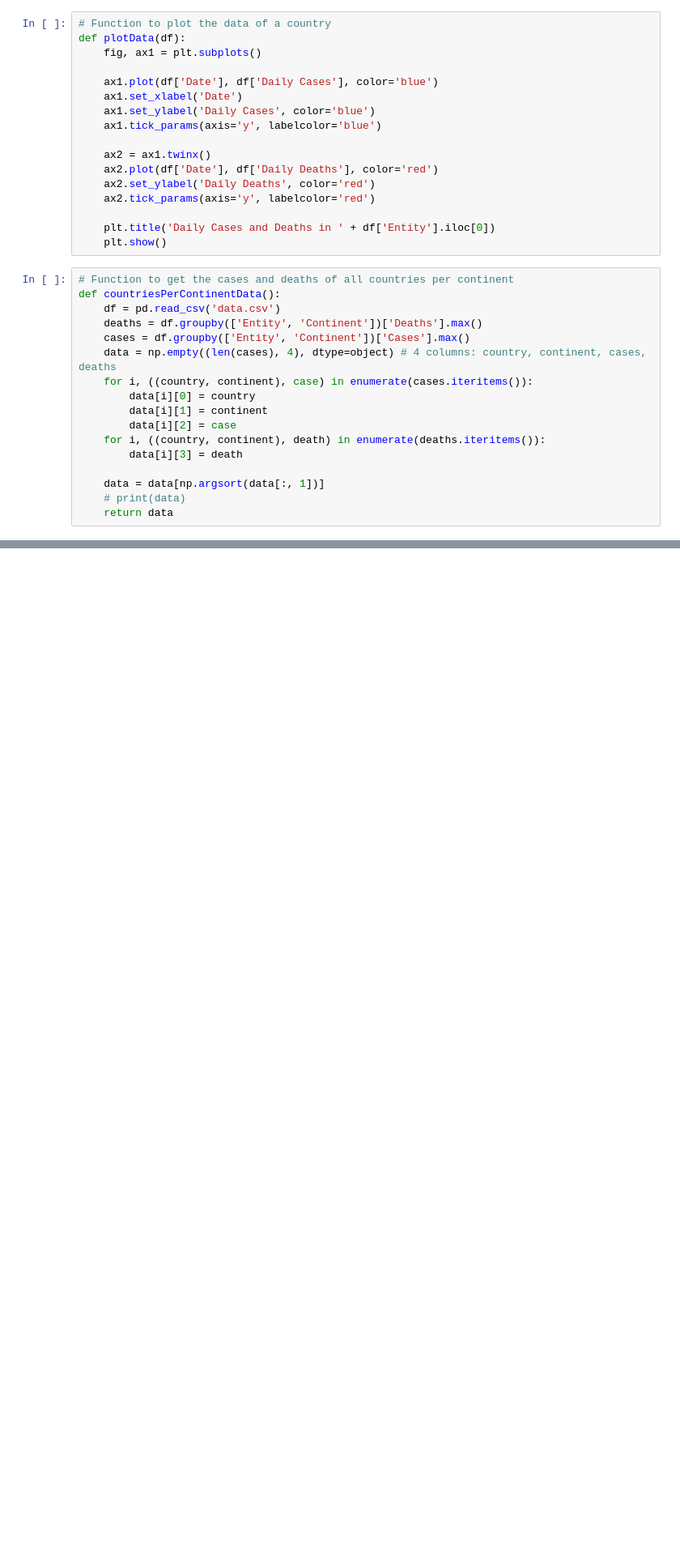
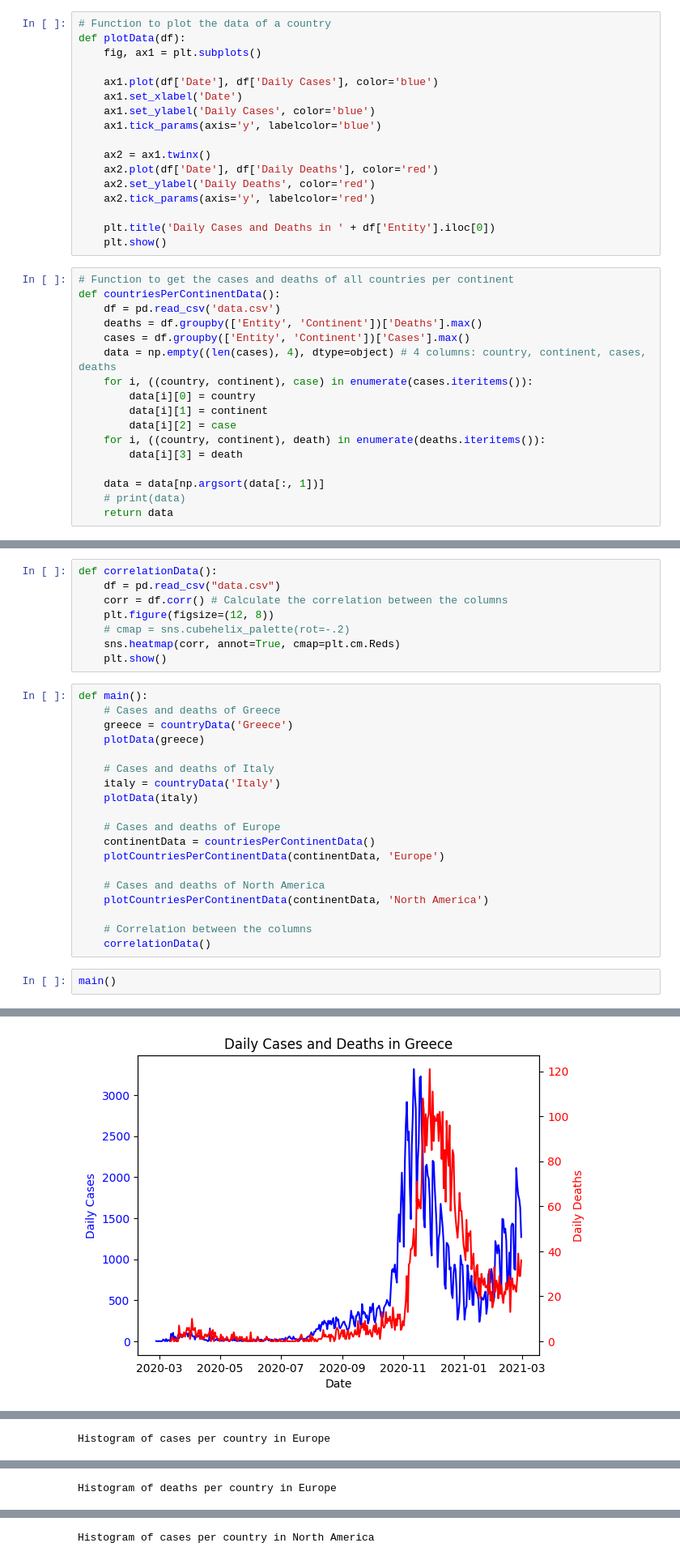
Before and after one commit to MichaelChios/Data-Mining-Project, a Jupyter notebook: ask1.ipynb, the cells around one changed output, grey strips where cells are left out. Shown: that part at 81% size. Saved outputs shown, nothing was run; the diff lists cells and outputs as text; blank space fills up the shorter version.

```diff
--- a/ask1.ipynb
+++ b/ask1.ipynb
@@ -87,0 +77,30 @@ def plotCountriesPerContinentData(data):
+# %%
+def correlationData():
+    df = pd.read_csv("data.csv")
+    corr = df.corr() # Calculate the correlation between the columns
+    plt.figure(figsize=(12, 8))
+    # cmap = sns.cubehelix_palette(rot=-.2)
+    sns.heatmap(corr, annot=True, cmap=plt.cm.Reds)
+    plt.show()
+# %%
+def main():
+    # Cases and deaths of Greece
+    greece = countryData('Greece')
+    plotData(greece)
+
+    # Cases and deaths of Italy
+    italy = countryData('Italy')
+    plotData(italy)
+
+    # Cases and deaths of Europe
+    continentData = countriesPerContinentData()
+    plotCountriesPerContinentData(continentData, 'Europe')
+
+    # Cases and deaths of North America
+    plotCountriesPerContinentData(continentData, 'North America')
+
+    # Correlation between the columns
+    correlationData()
+# %%
+main()
+# %% [output]
@@ -87,0 +122 @@ def plotCountriesPerContinentData(data):
+[figure, added]
@@ -87,0 +124 @@ def plotCountriesPerContinentData(data):
+Histogram of cases per country in Europe
@@ -87,0 +126 @@ def plotCountriesPerContinentData(data):
+Histogram of deaths per country in Europe
@@ -87,0 +128 @@ def plotCountriesPerContinentData(data):
+Histogram of cases per country in North America
```
Also changed, not shown: parts of 3 cells of this notebook.
